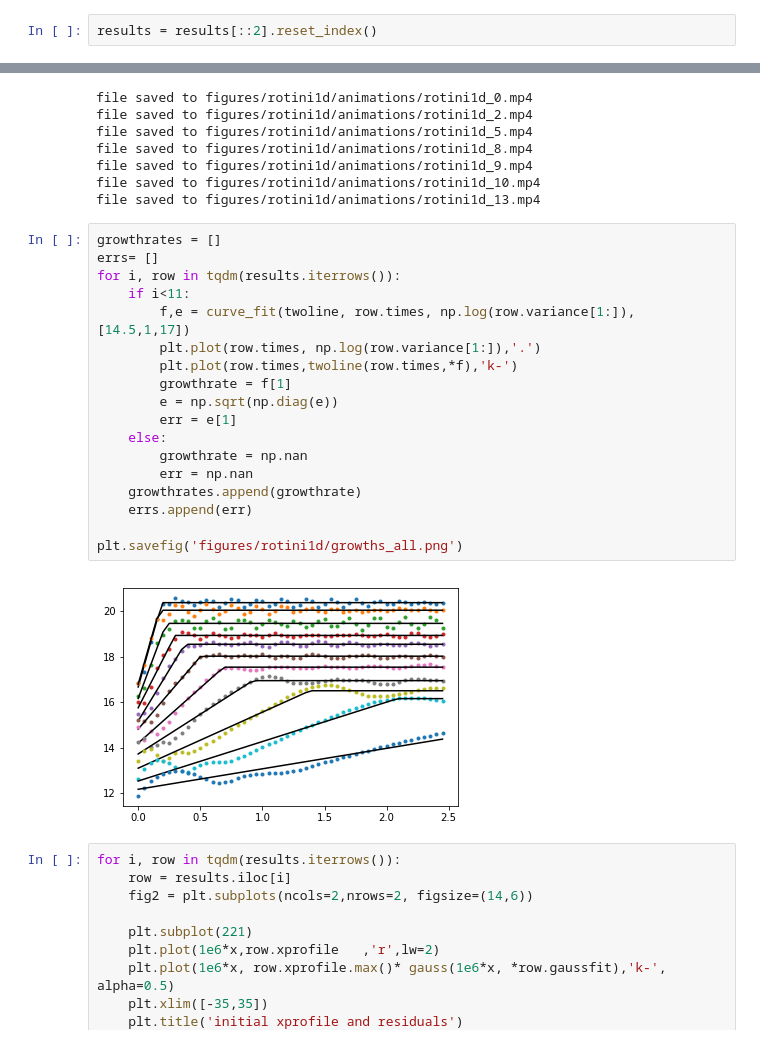
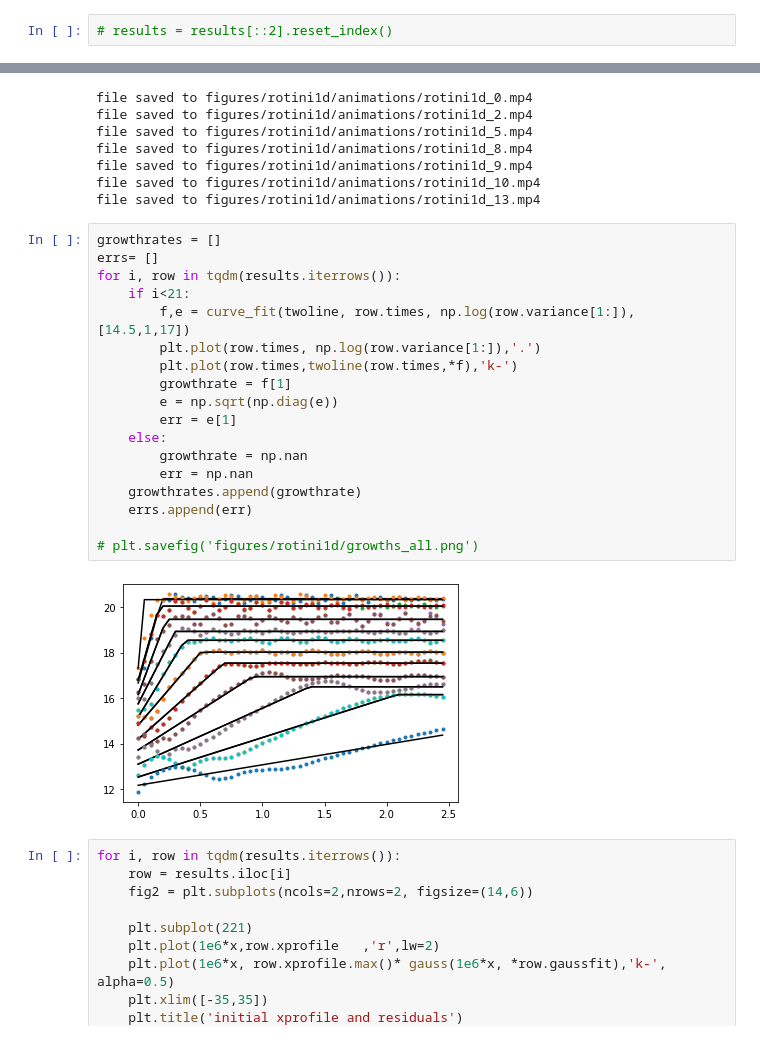
Before and after one commit to biswaroopmukherjee/condensate, a Jupyter notebook: notebooks/gpcore experiments.ipynb, the cells around one changed output, grey strips where cells are left out. Drawn from its saved outputs; the diff is of its cells as text.

Commit message:
Rotini and imprinting phases
added some rotini, and further work on the Hall strip

```diff
--- a/notebooks/gpcore experiments.ipynb
+++ b/notebooks/gpcore experiments.ipynb
@@ -651,7 +651,7 @@ results = results.sort_values(by='squeezeTime', ignore_index=True)
 # for i, row in results.iterrows():
 #     animate_images(row.clouds, mode='save', filename=f'figures/rotini1d/animations/rotini1d_noise_{i}.mp4')
 # %%
-results = results[::2].reset_index()
+# results = results[::2].reset_index()
 # %%
 for i, row in results.iterrows():
     if i in [0, 2, 5, 8,9,10,13]:
@@ -667,23 +667,23 @@ file saved to figures/rotini1d/animations/rotini1d_13.mp4
 # %%
 growthrates = []
 errs= []
 for i, row in tqdm(results.iterrows()):
-    if i<11:
+    if i<21:
         f,e = curve_fit(twoline, row.times, np.log(row.variance[1:]), [14.5,1,17])
         plt.plot(row.times, np.log(row.variance[1:]),'.')
         plt.plot(row.times,twoline(row.times,*f),'k-')
         growthrate = f[1]
         e = np.sqrt(np.diag(e))
         err = e[1]
     else:
         growthrate = np.nan
         err = np.nan
     growthrates.append(growthrate)
     errs.append(err)
 
-plt.savefig('figures/rotini1d/growths_all.png')
+# plt.savefig('figures/rotini1d/growths_all.png')
 # %% [output]
-[figure, old version]
+[figure, new version]
 # %%
 for i, row in tqdm(results.iterrows()):
     row = results.iloc[i]
```
Also changed, not shown: parts of 26 cells of this notebook, 3 other files.
